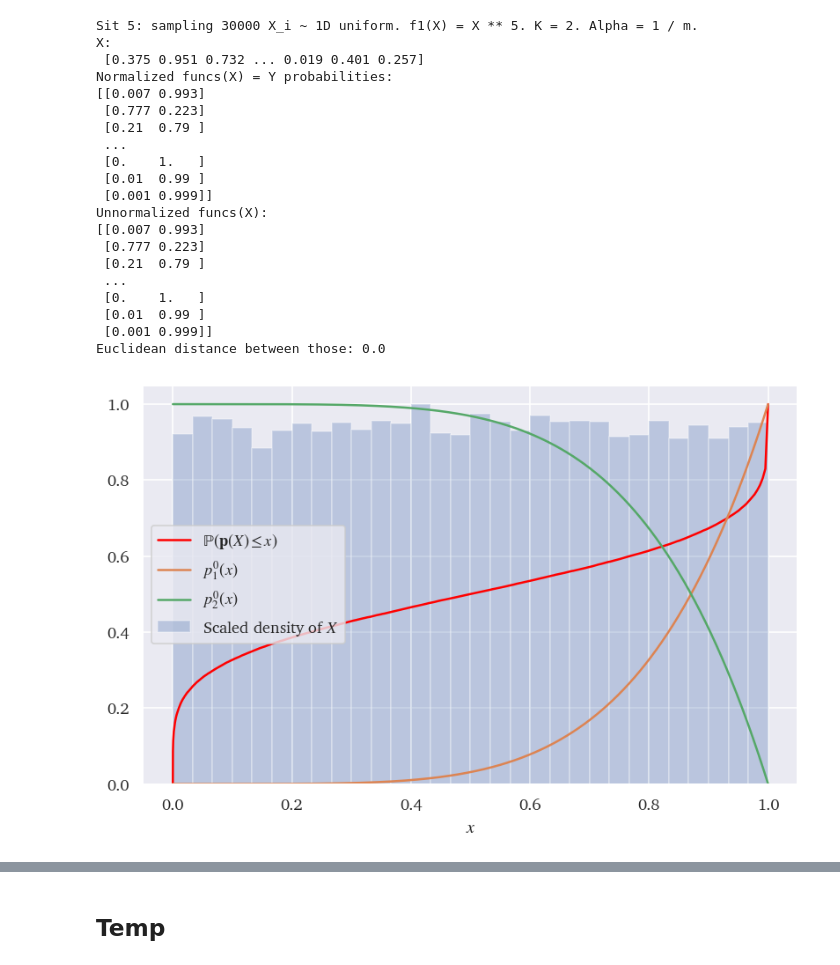
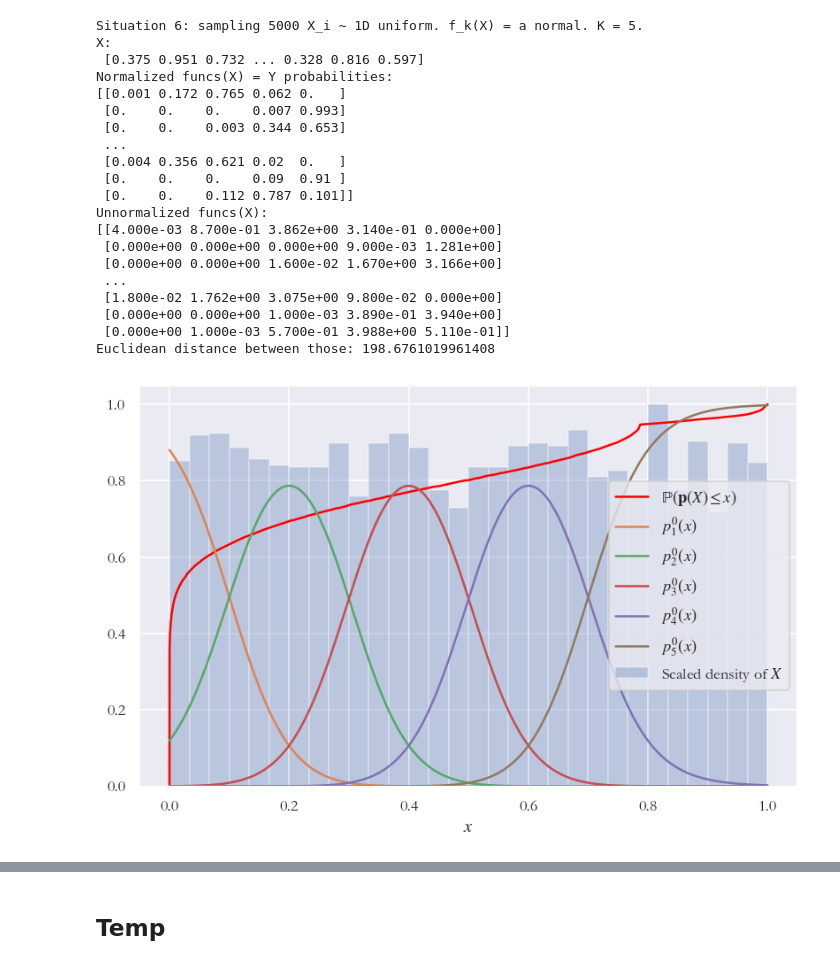
Before and after one commit to bramotten/Testing-NN-Classification-Theory, a Jupyter notebook: play.ipynb, the cells around one changed output, grey strips where cells are left out. Cells and saved outputs as stored; diff of their text form; code cells hidden in the pictures.

```diff
--- a/play.ipynb
+++ b/play.ipynb
@@ -14,30 +14,30 @@ import importlib  # doesn't work too well in Colab
 # %%
 importlib.reload(simulating)
-situation = 5
+situation = 6.5
 
-X, funcs, Y_prob = simulating.create_dataset(str(situation), n=30000, viz=True)
+X, funcs, Y_prob = simulating.create_dataset(str(situation), n=5000, viz=True)
 # %% [output]
-Sit 5: sampling 30000 X_i ~ 1D uniform. f1(X) = X ** 5. K = 2. Alpha = 1 / m.
+Situation 6: sampling 5000 X_i ~ 1D uniform. f_k(X) = a normal. K = 5.
 X:
- [0.375 0.951 0.732 ... 0.019 0.401 0.257]
+ [0.375 0.951 0.732 ... 0.328 0.816 0.597]
 Normalized funcs(X) = Y probabilities:
-[[0.007 0.993]
- [0.777 0.223]
- [0.21  0.79 ]
+[[0.001 0.172 0.765 0.062 0.   ]
+ [0.    0.    0.    0.007 0.993]
+ [0.    0.    0.003 0.344 0.653]
  ...
- [0.    1.   ]
- [0.01  0.99 ]
- [0.001 0.999]]
+ [0.004 0.356 0.621 0.02  0.   ]
+ [0.    0.    0.    0.09  0.91 ]
+ [0.    0.    0.112 0.787 0.101]]
 Unnormalized funcs(X):
-[[0.007 0.993]
- [0.777 0.223]
- [0.21  0.79 ]
+[[4.000e-03 8.700e-01 3.862e+00 3.140e-01 0.000e+00]
+ [0.000e+00 0.000e+00 0.000e+00 9.000e-03 1.281e+00]
+ [0.000e+00 0.000e+00 1.600e-02 1.670e+00 3.166e+00]
  ...
- [0.    1.   ]
- [0.01  0.99 ]
- [0.001 0.999]]
-Euclidean distance between those: 0.0
+ [1.800e-02 1.762e+00 3.075e+00 9.800e-02 0.000e+00]
+ [0.000e+00 0.000e+00 1.000e-03 3.890e-01 3.940e+00]
+ [0.000e+00 1.000e-03 5.700e-01 3.988e+00 5.110e-01]]
+Euclidean distance between those: 198.6761019961408
-[figure, old version]
+[figure, new version]
 # %%
 importlib.reload(training)
 model, X_test, Y_test, Y_prob_test = training.train_network(X, Y_prob, viz=1)
```
Also changed, not shown: parts of 4 cells of this notebook.
